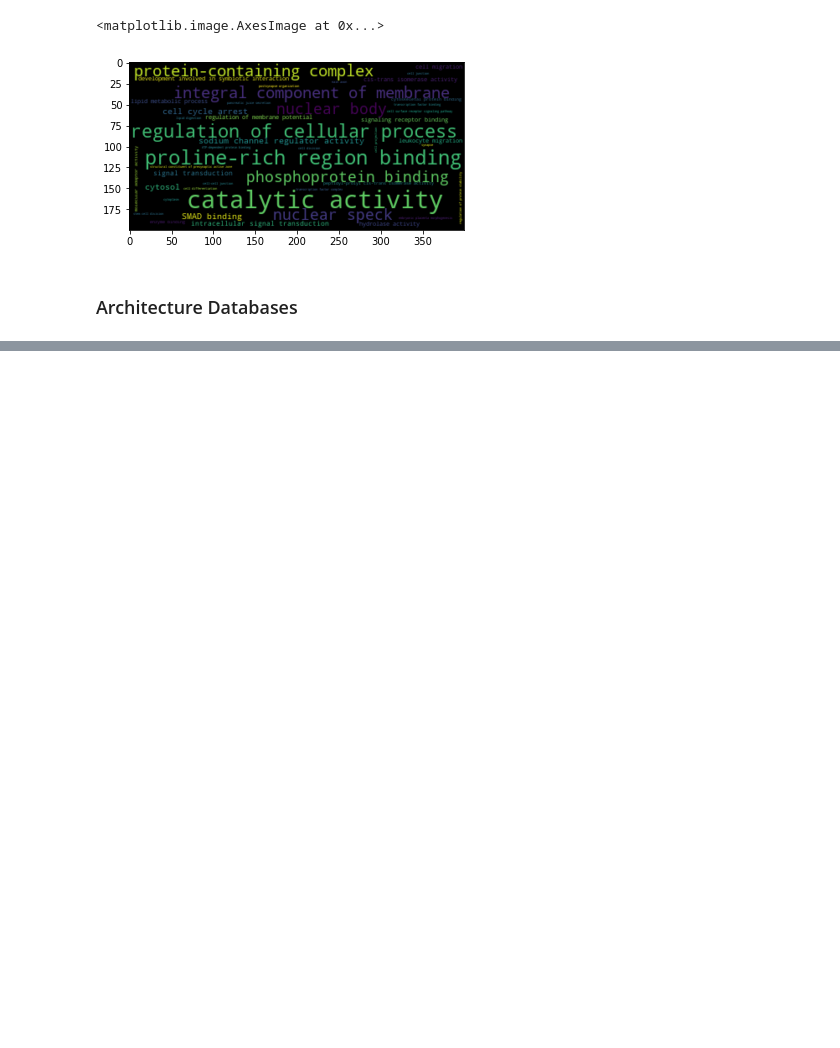
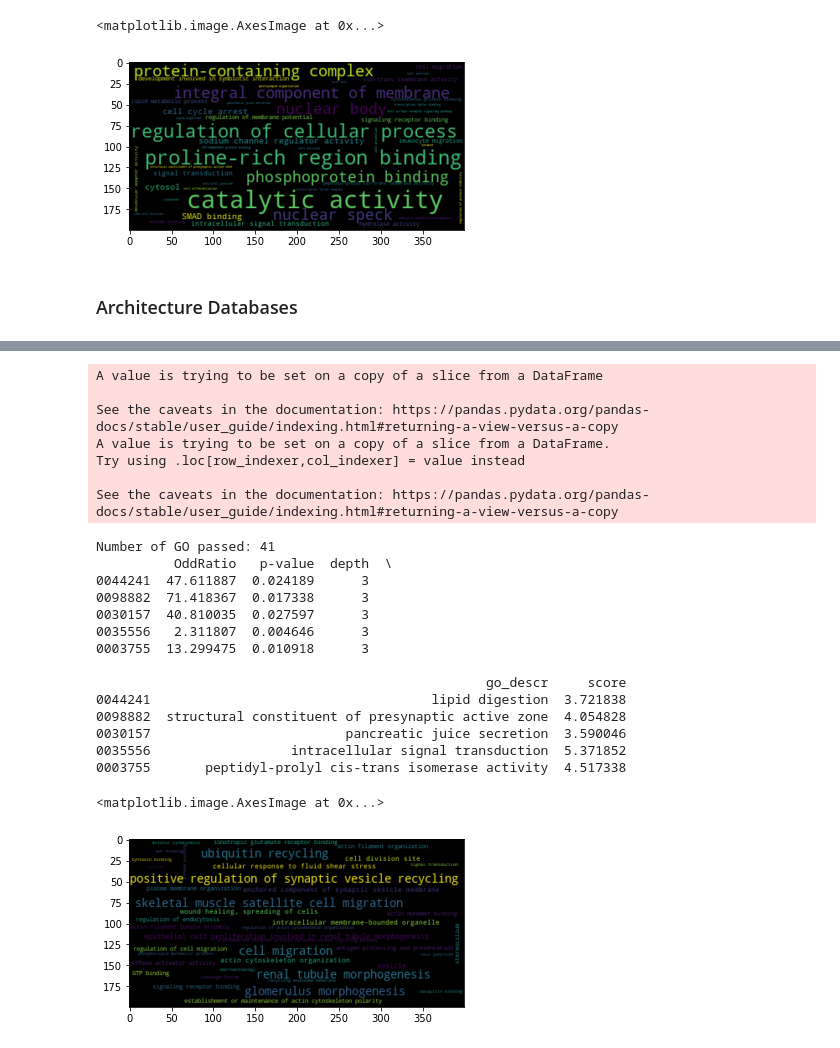
Before and after one commit to damiclem/proteincake, a Jupyter notebook: Helping function (temp).ipynb, the cells around one changed output, grey strips where cells are left out. Drawn from its saved outputs; the diff is of its cells as text; code cells hidden in the pictures; blank space fills up the shorter version.

```diff
--- a/Helping function (temp).ipynb
+++ b/Helping function (temp).ipynb
@@ -654,0 +657,79 @@ select_architecture('PF00397')
+# %%
+def pdb_target_dataset(original_dataset_path, go_dataset_path, mapping_dataset_path,
+                       col_name_entry = 'entry_ac', col_name_pdb = 'pdb_ids'):
+
+    ### 1. Load the mapping
+    mapping_df = pd.read_table(mapping_dataset_path, header=1)
+    mapping_df = [col.lower() for col in mapping_df.columns]
+    ### 2. Load the original dataset
+    original_df = pd.read_table(original_dataset_path)
+    ### 3. Load the go dataset
+    background_df = pd.read_table(go_dataset_path, dtype={'entry_ac': str, 'go_id': str, 'go_descr': str})
+
+    ### 4. Get all original proteins with a pdb and get all the other proteins which shares the same pdb
+    # 4.1. Get a dataset with key (uniprot_id, pdb_id)
+    values = []
+    for n in range(original.shape[1]):
+        key = original_df.loc[n, col_name_entry]
+        value = original_df.loc[n, col_name_pdb]
+        if type(value) == str:
+            pdb_ids = value.split(';')[:-1]
+            for ids in pdb_ids:
+                values.append([key, ids.lower()])
+    pdb_original = pd.DataFrame(values, columns=[col_name_entry, col_name_pdb])
+    # 4.2 Merge the new dataset with the mapping df to get all the proteins with that pdb id
+    target_dataset = pd.merge(pdb_original, df, left_on=col_name_pdb, right_on='pdb', how='left')
+    ### 5. Get the GO of every pdb_in our target_dataset
+    target_dataset = background_df[background_df[col_name_entry].isin(target_dataset[col_name_entry])]
+
+    return target_dataset, background_df
+
+
+"""
+Example using as original the positive example
+"""
+# Get the target and background datasets
+df_target_pdb, df_background_pdb = pdb_target_dataset(original_dataset_path='data/human.csv', go_dataset_path='data/go.csv',
+                                                      mapping_dataset_path='data/pdb_data/pdb_chain_uniprot.tsv',
+                                                      col_name_entry = 'entry_ac', col_name_pdb = 'pdb_ids')
+
+# Parse the gene ontology and run the enrichness function
+with gzip.open("data/go/go.json.gz") as f:
+    ontology = json.load(f)
+
+df_pdb_enrich = enrich(df1=df_target_pdb, df2=df_background_pdb,
+                       ontology = ontology,
+                       col_name_descr='go_descr', col_name_go='go_id')
+
+# Filter the dataset
+df_pdb_enrich = transmit_pvalue(enrichment=df_pdb_enrich, ontology=ontology)
+df_pdb_enrich = enrich_filter(df = df_pdb_enrich, max_depth=6, max_pvalue=0.05)
+print('Number of GO passed: {}'.format(df_pdb_enrich.shape[0]))
+print(enrich_result.head())
+
+# Display the WordCloud
+plt.imshow(word_cloud(df=df_pdb_enrich, col_name='go_descr', col_score='score'), interpolation='bilinear')
+# %% [output]
+A value is trying to be set on a copy of a slice from a DataFrame
+
+See the caveats in the documentation: https://pandas.pydata.org/pandas-docs/stable/user_guide/indexing.html#returning-a-view-versus-a-copy
+A value is trying to be set on a copy of a slice from a DataFrame.
+Try using .loc[row_indexer,col_indexer] = value instead
+
+See the caveats in the documentation: https://pandas.pydata.org/pandas-docs/stable/user_guide/indexing.html#returning-a-view-versus-a-copy
+Number of GO passed: 41
+          OddRatio   p-value  depth  \
+0044241  47.611887  0.024189      3
+0098882  71.418367  0.017338      3
+0030157  40.810035  0.027597      3
+0035556   2.311807  0.004646      3
+0003755  13.299475  0.010918      3
+
+                                                  go_descr     score
+0044241                                    lipid digestion  3.721838
+0098882  structural constituent of presynaptic active zone  4.054828
+0030157                         pancreatic juice secretion  3.590046
+0035556                  intracellular signal transduction  5.371852
+0003755       peptidyl-prolyl cis-trans isomerase activity  4.517338
+<matplotlib.image.AxesImage at 0x...>
+[figure, added]
```
Also changed, not shown: parts of 1 cell of this notebook, 1 other file.
